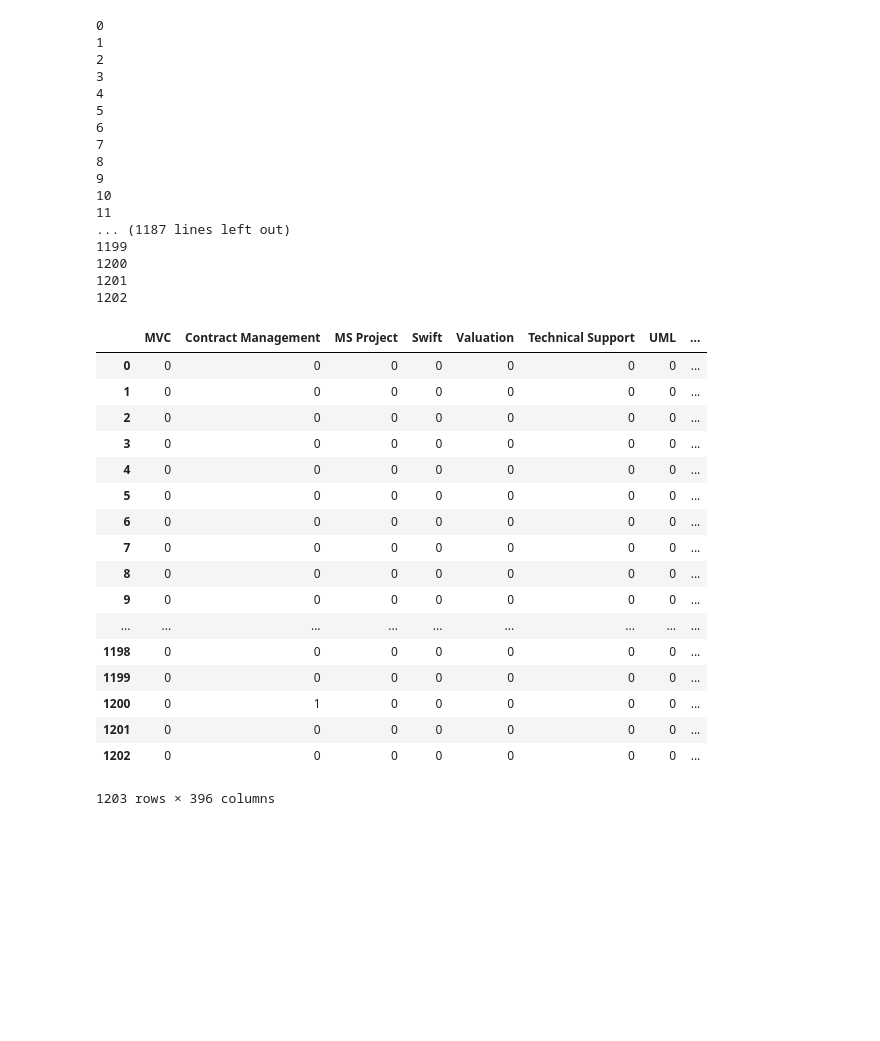
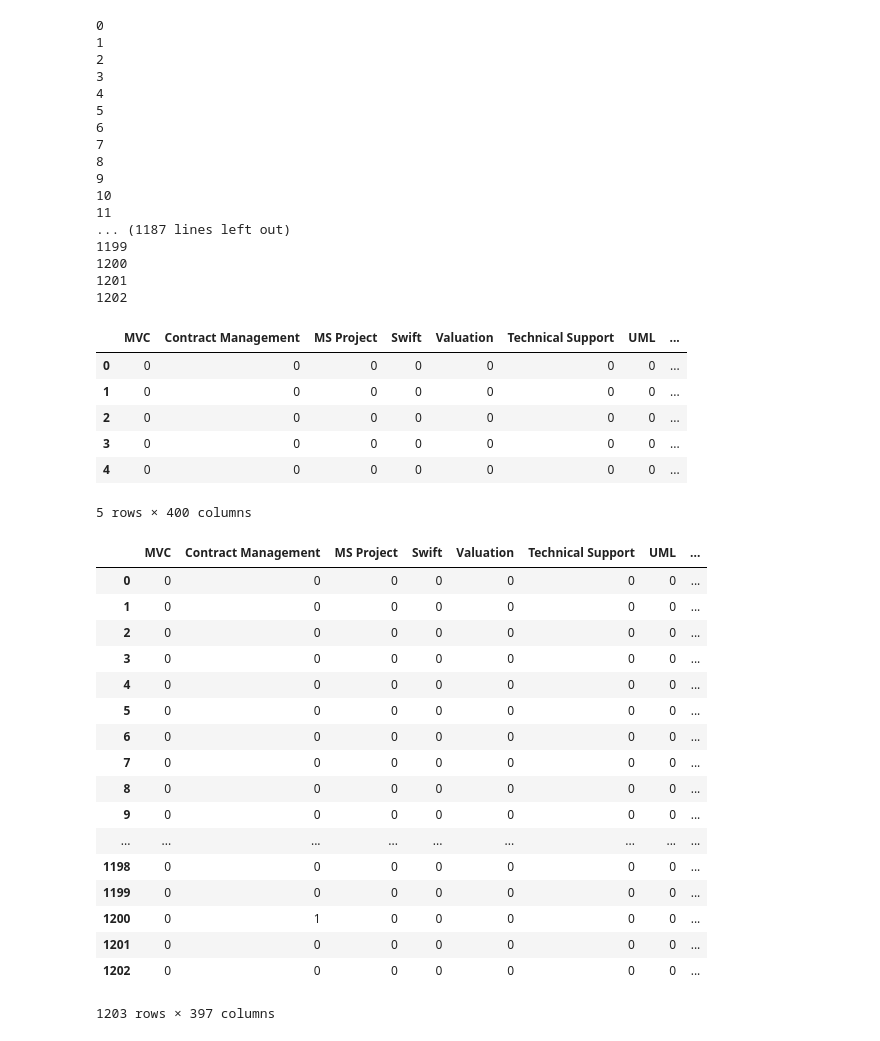
Before and after one commit to kwarodom/CandidateFinder_With_ML, a Jupyter notebook: query.ipynb, the cells around one changed output. Cells and saved outputs as stored; diff of their text form; code cells hidden in the pictures; blank space fills up the shorter version.

```diff
--- a/query.ipynb
+++ b/query.ipynb
@@ -272,32 +272,42 @@ for i in range(len(new_data)):
 1202
 # %%
 skilled_data = new_data.copy()
+skilled_data.head()
 # drop_data.to_csv("full_candidate.csv")
+# %% [output]
+|  | MVC | Contract Management | MS Project | Swift | Valuation | Technical Support | UML | ... |
+| 0 | 0 | 0 | 0 | 0 | 0 | 0 | 0 | ... |
+| 1 | 0 | 0 | 0 | 0 | 0 | 0 | 0 | ... |
+| 2 | 0 | 0 | 0 | 0 | 0 | 0 | 0 | ... |
+| 3 | 0 | 0 | 0 | 0 | 0 | 0 | 0 | ... |
+| 4 | 0 | 0 | 0 | 0 | 0 | 0 | 0 | ... |
+5 rows × 400 columns
 # %%
 del skilled_data["skills"]
 del skilled_data["organizations"]
 del skilled_data["educations"]
-# %%
-skilled_data
-# %% [output]
-|  | MVC | Contract Management | MS Project | Swift | Valuation | Technical Support | UML | ... |
-| 0 | 0 | 0 | 0 | 0 | 0 | 0 | 0 | ... |
-| 1 | 0 | 0 | 0 | 0 | 0 | 0 | 0 | ... |
-| 2 | 0 | 0 | 0 | 0 | 0 | 0 | 0 | ... |
-| 3 | 0 | 0 | 0 | 0 | 0 | 0 | 0 | ... |
-| 4 | 0 | 0 | 0 | 0 | 0 | 0 | 0 | ... |
-| 5 | 0 | 0 | 0 | 0 | 0 | 0 | 0 | ... |
-| 6 | 0 | 0 | 0 | 0 | 0 | 0 | 0 | ... |
-| 7 | 0 | 0 | 0 | 0 | 0 | 0 | 0 | ... |
-| 8 | 0 | 0 | 0 | 0 | 0 | 0 | 0 | ... |
-| 9 | 0 | 0 | 0 | 0 | 0 | 0 | 0 | ... |
-| ... | ... | ... | ... | ... | ... | ... | ... | ... |
-| 1198 | 0 | 0 | 0 | 0 | 0 | 0 | 0 | ... |
-| 1199 | 0 | 0 | 0 | 0 | 0 | 0 | 0 | ... |
-| 1200 | 0 | 1 | 0 | 0 | 0 | 0 | 0 | ... |
-| 1201 | 0 | 0 | 0 | 0 | 0 | 0 | 0 | ... |
-| 1202 | 0 | 0 | 0 | 0 | 0 | 0 | 0 | ... |
-1203 rows × 396 columns
+# %%
+# 3.5 get the resulting matrix are the one-hot encoded of candidates data
+skilled_data
+# %% [output]
+|  | MVC | Contract Management | MS Project | Swift | Valuation | Technical Support | UML | ... |
+| 0 | 0 | 0 | 0 | 0 | 0 | 0 | 0 | ... |
+| 1 | 0 | 0 | 0 | 0 | 0 | 0 | 0 | ... |
+| 2 | 0 | 0 | 0 | 0 | 0 | 0 | 0 | ... |
+| 3 | 0 | 0 | 0 | 0 | 0 | 0 | 0 | ... |
+| 4 | 0 | 0 | 0 | 0 | 0 | 0 | 0 | ... |
+| 5 | 0 | 0 | 0 | 0 | 0 | 0 | 0 | ... |
+| 6 | 0 | 0 | 0 | 0 | 0 | 0 | 0 | ... |
+| 7 | 0 | 0 | 0 | 0 | 0 | 0 | 0 | ... |
+| 8 | 0 | 0 | 0 | 0 | 0 | 0 | 0 | ... |
+| 9 | 0 | 0 | 0 | 0 | 0 | 0 | 0 | ... |
+| ... | ... | ... | ... | ... | ... | ... | ... | ... |
+| 1198 | 0 | 0 | 0 | 0 | 0 | 0 | 0 | ... |
+| 1199 | 0 | 0 | 0 | 0 | 0 | 0 | 0 | ... |
+| 1200 | 0 | 1 | 0 | 0 | 0 | 0 | 0 | ... |
+| 1201 | 0 | 0 | 0 | 0 | 0 | 0 | 0 | ... |
+| 1202 | 0 | 0 | 0 | 0 | 0 | 0 | 0 | ... |
+1203 rows × 397 columns
 # %%
 loc_data = skilled_data.copy()
 for i in range(len(loc_data)):
```
Also changed, not shown: parts of 15 cells of this notebook, 2 other files.
